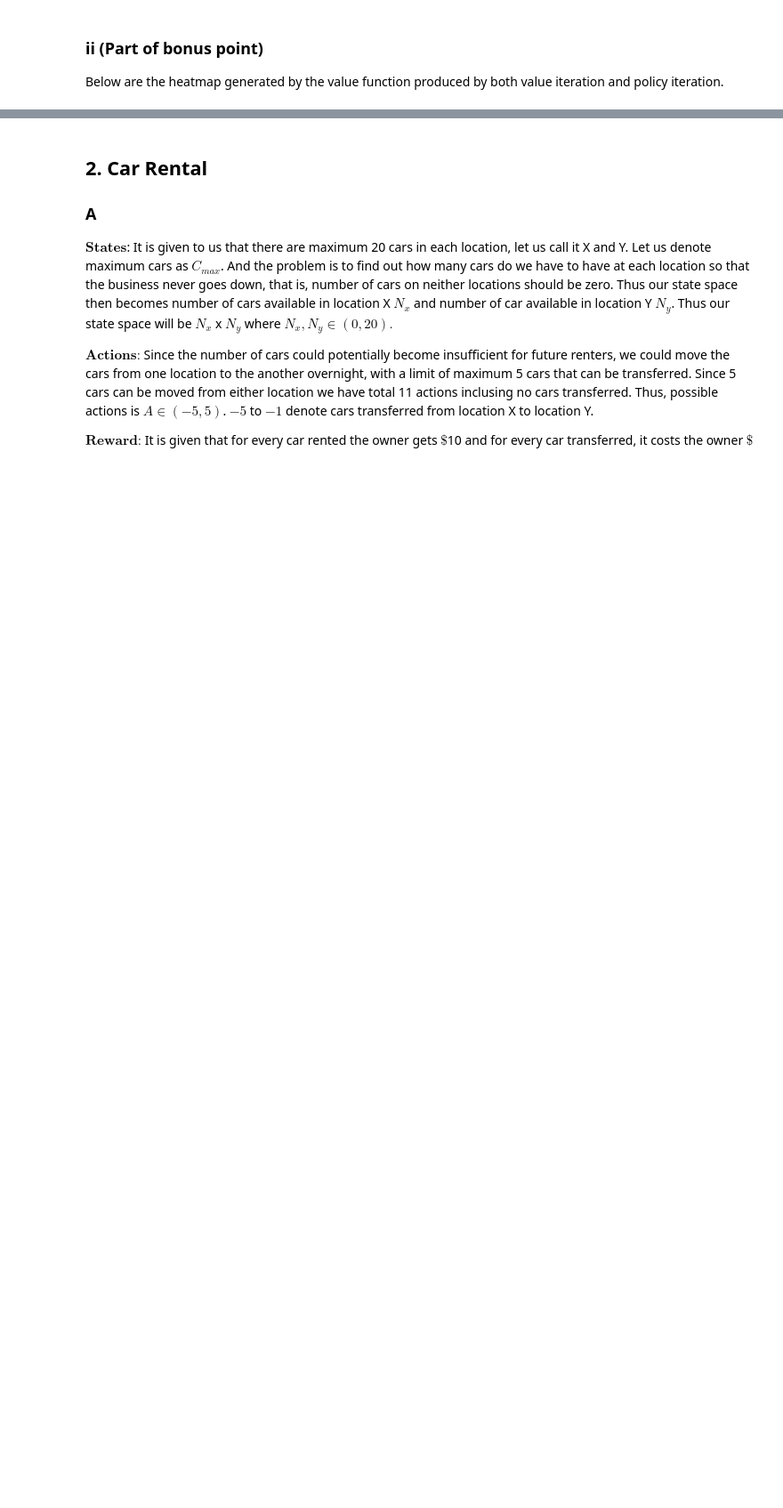
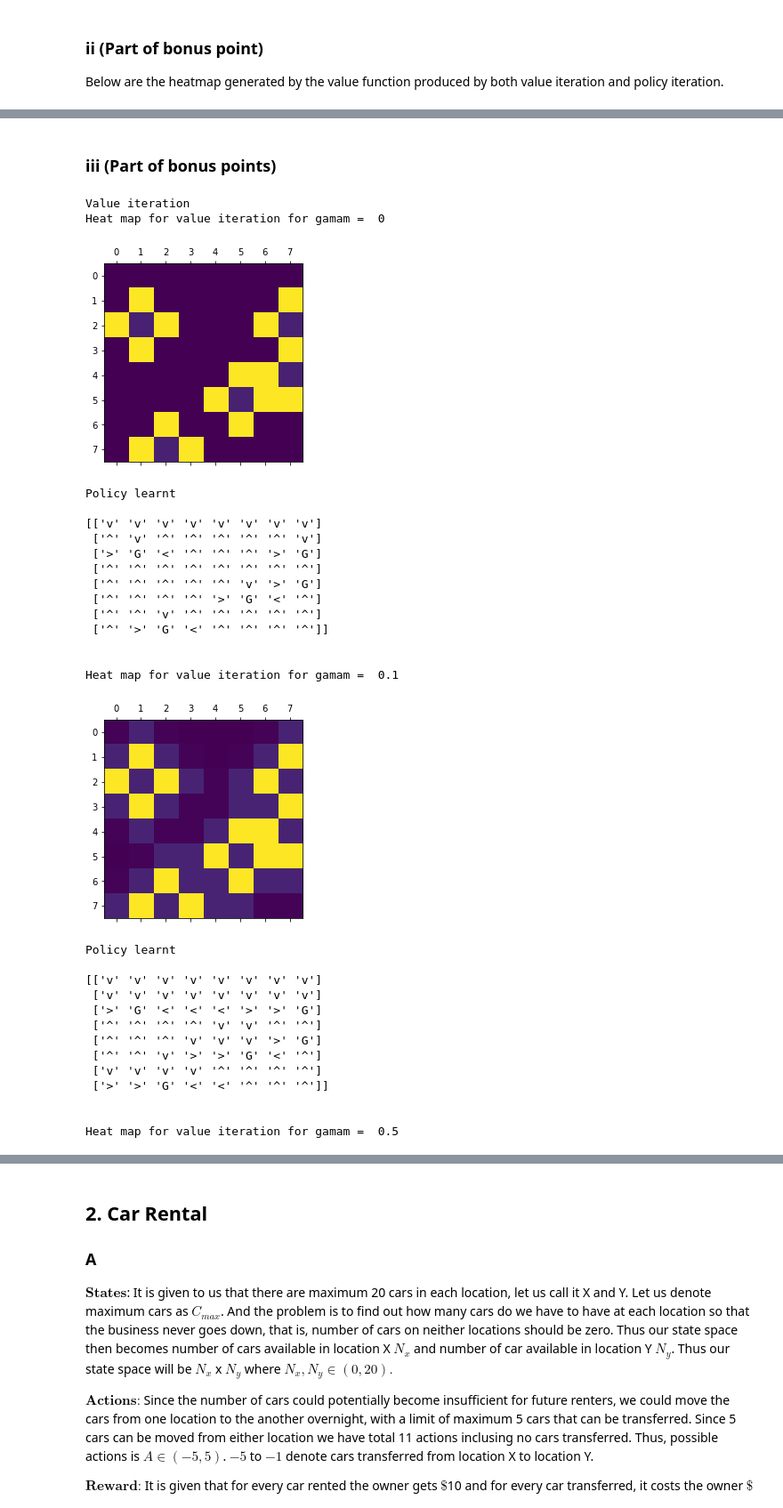
Before and after one commit to devloper13/Topics-in-Machine-Learning, a Jupyter notebook: main.ipynb, the cells around one changed output, grey strips where cells are left out. Shown: that part at 89% size. Cells and saved outputs as stored; diff of their text form; code cells hidden in the pictures; blank space fills up the shorter version.

Commit message:
Few changes on bonus points. Theory to be done more in detail. Check Q1 plot

```diff
--- a/main.ipynb
+++ b/main.ipynb
@@ -403,0 +460,46 @@ Heat map for random policy
+# %% [markdown]
+### iii (Part of bonus points)
+# %%
+print('Value iteration')
+gamma_list = [0,0.1,0.5,0.75]
+for g in gamma_list:
+    value_agent  = ValueIteration(env,g)
+    value_agent.update()
+    print('Heat map for value iteration for gamam = ',g)
+    plt.matshow(env.pathplot(value_agent.V))
+    plt.show()
+
+    print('Policy learnt\n')
+    print(give_visual_policy(value_agent.policy))
+    print('\n')
+# %% [output]
+Value iteration
+Heat map for value iteration for gamam =  0
+[figure, added]
+Policy learnt
+
+[['v' 'v' 'v' 'v' 'v' 'v' 'v' 'v']
+ ['^' 'v' '^' '^' '^' '^' '^' 'v']
+ ['>' 'G' '<' '^' '^' '^' '>' 'G']
+ ['^' '^' '^' '^' '^' '^' '^' '^']
+ ['^' '^' '^' '^' '^' 'v' '>' 'G']
+ ['^' '^' '^' '^' '>' 'G' '<' '^']
+ ['^' '^' 'v' '^' '^' '^' '^' '^']
+ ['^' '>' 'G' '<' '^' '^' '^' '^']]
+
+
+Heat map for value iteration for gamam =  0.1
+[figure, added]
+Policy learnt
+
+[['v' 'v' 'v' 'v' 'v' 'v' 'v' 'v']
+ ['v' 'v' 'v' 'v' 'v' 'v' 'v' 'v']
+ ['>' 'G' '<' '<' '<' '>' '>' 'G']
+ ['^' '^' '^' '^' 'v' 'v' '^' '^']
+ ['^' '^' '^' 'v' 'v' 'v' '>' 'G']
+ ['^' '^' 'v' '>' '>' 'G' '<' '^']
+ ['v' 'v' 'v' 'v' '^' '^' '^' '^']
+ ['>' '>' 'G' '<' '<' '^' '^' '^']]
+
+
+Heat map for value iteration for gamam =  0.5
```
Also changed, not shown: parts of 21 cells of this notebook.
